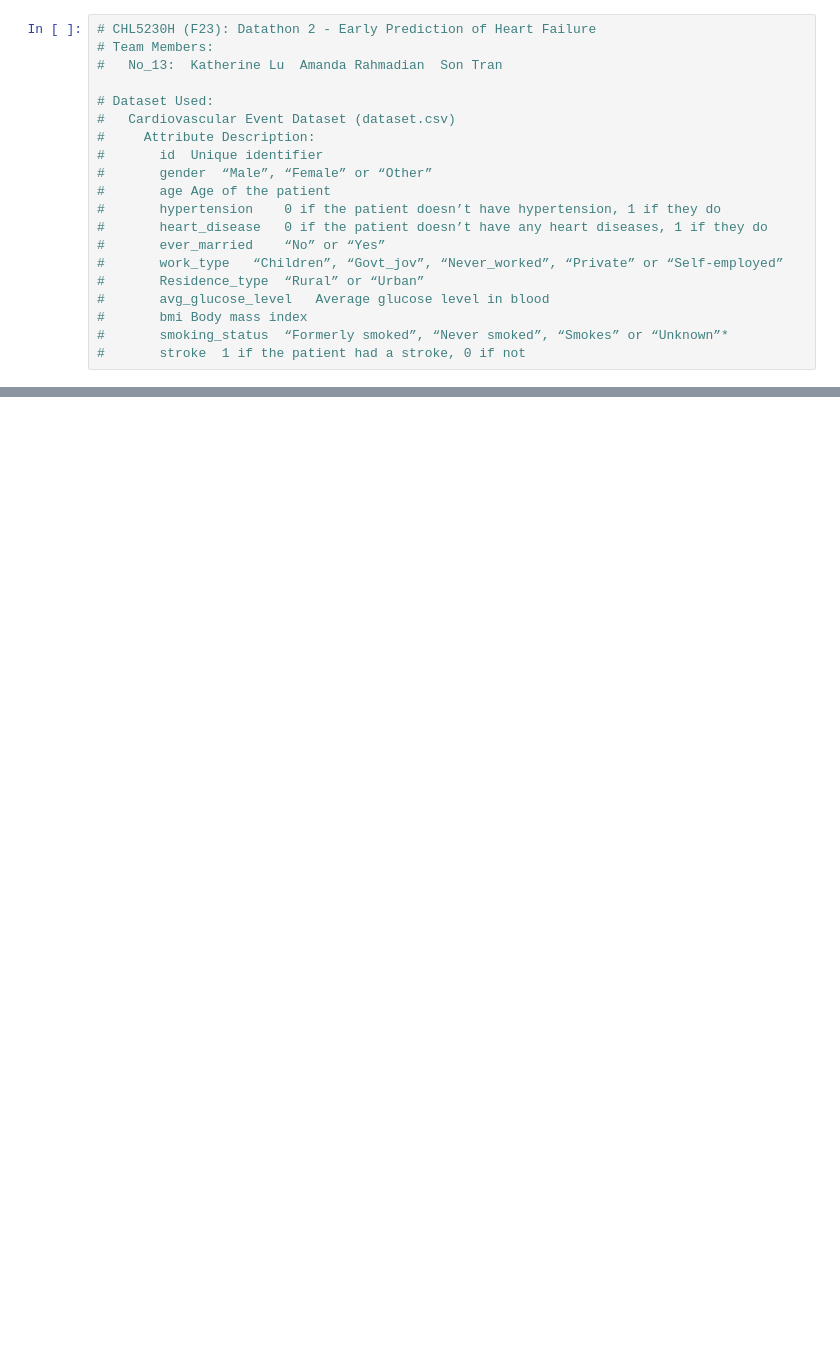
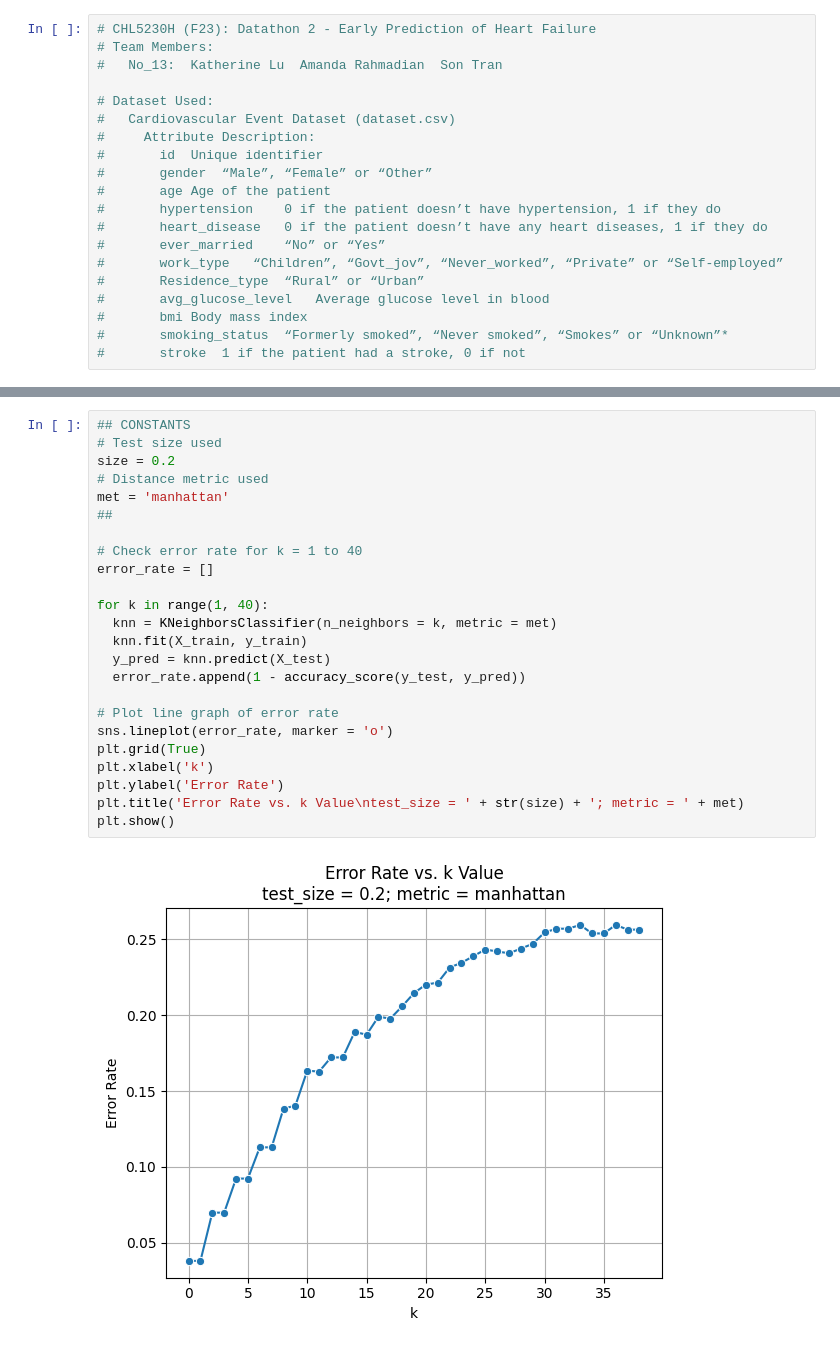
Before and after one commit to andysontran/13-CHL5230-F23, a Jupyter notebook: stroke_pred_KNN_model.ipynb, the cells around one changed output, grey strips where cells are left out. Cells and saved outputs as stored; diff of their text form; blank space fills up the shorter version.

```diff
--- a/stroke_pred_KNN_model.ipynb
+++ b/stroke_pred_KNN_model.ipynb
@@ -75,0 +328,26 @@ dtype: int64
+# %%
+## CONSTANTS
+# Test size used
+size = 0.2
+# Distance metric used
+met = 'manhattan'
+##
+
+# Check error rate for k = 1 to 40
+error_rate = []
+
+for k in range(1, 40):
+  knn = KNeighborsClassifier(n_neighbors = k, metric = met)
+  knn.fit(X_train, y_train)
+  y_pred = knn.predict(X_test)
+  error_rate.append(1 - accuracy_score(y_test, y_pred))
+
+# Plot line graph of error rate
+sns.lineplot(error_rate, marker = 'o')
+plt.grid(True)
+plt.xlabel('k')
+plt.ylabel('Error Rate')
+plt.title('Error Rate vs. k Value\ntest_size = ' + str(size) + '; metric = ' + met)
+plt.show()
+# %% [output]
+[figure, added]
```
Also changed, not shown: parts of 37 cells of this notebook.
